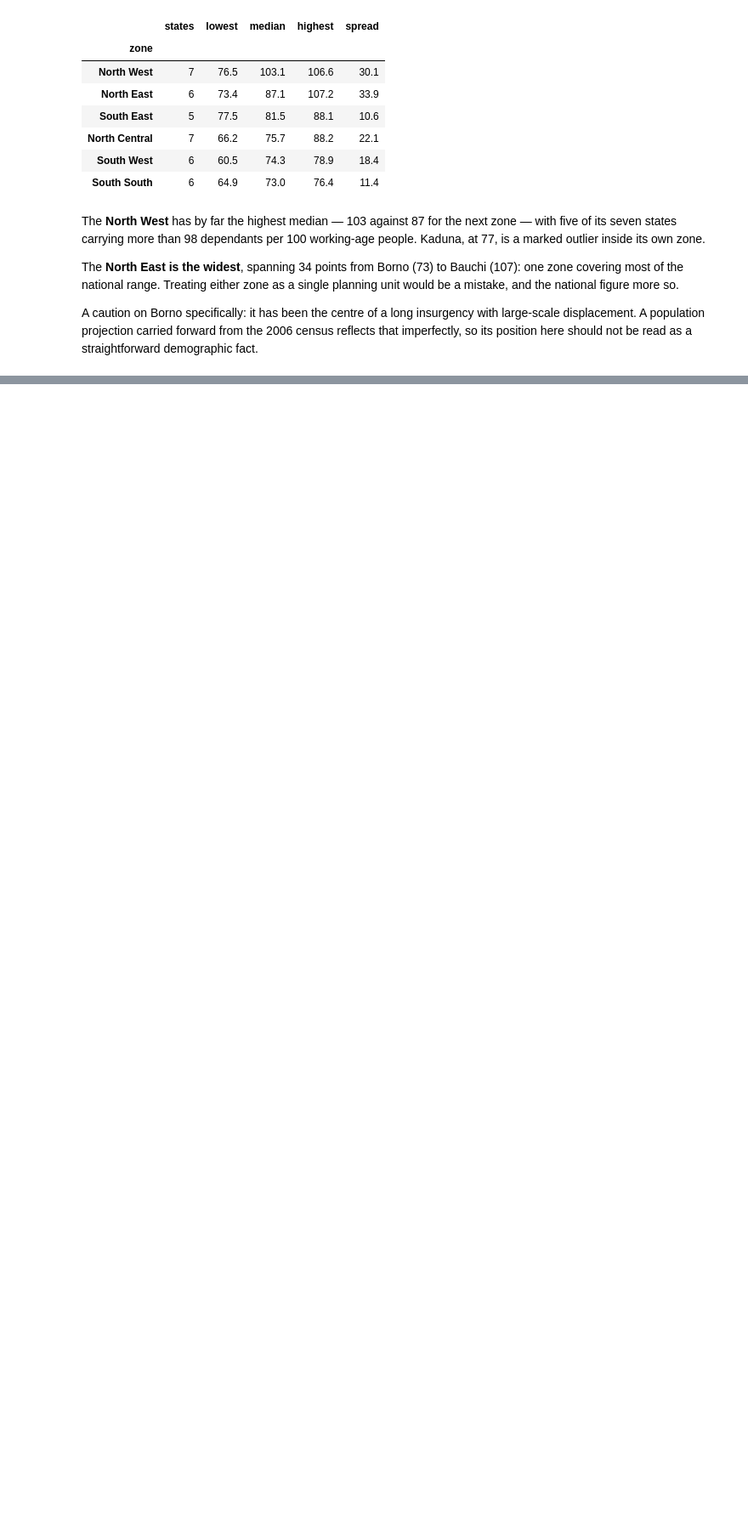
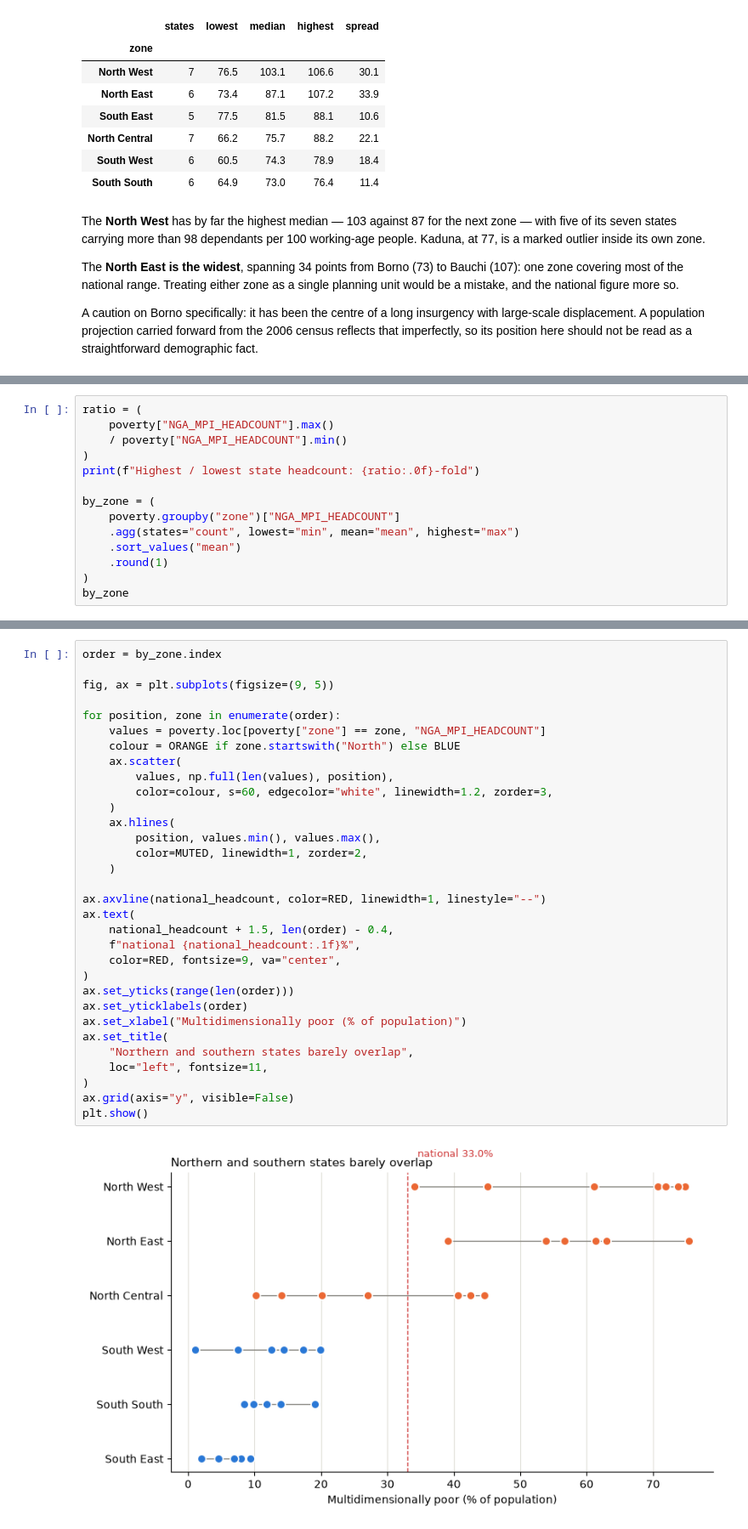
Before and after one commit to asgatcreation/nigeria-economic-intelligence, a Jupyter notebook: notebooks/01_exploratory_analysis.ipynb, the cells around one changed output, grey strips where cells are left out. Shown at 85% size. Saved outputs shown, nothing was run; the diff lists cells and outputs as text; blank space fills up the shorter version.

```diff
--- a/notebooks/01_exploratory_analysis.ipynb
+++ b/notebooks/01_exploratory_analysis.ipynb
@@ -406,0 +452,14 @@ produce.
+# %%
+ratio = (
+    poverty["NGA_MPI_HEADCOUNT"].max()
+    / poverty["NGA_MPI_HEADCOUNT"].min()
+)
+print(f"Highest / lowest state headcount: {ratio:.0f}-fold")
+
+by_zone = (
+    poverty.groupby("zone")["NGA_MPI_HEADCOUNT"]
+    .agg(states="count", lowest="min", mean="mean", highest="max")
+    .sort_values("mean")
+    .round(1)
+)
+by_zone
@@ -406,0 +476,34 @@ produce.
+# %%
+order = by_zone.index
+
+fig, ax = plt.subplots(figsize=(9, 5))
+
+for position, zone in enumerate(order):
+    values = poverty.loc[poverty["zone"] == zone, "NGA_MPI_HEADCOUNT"]
+    colour = ORANGE if zone.startswith("North") else BLUE
+    ax.scatter(
+        values, np.full(len(values), position),
+        color=colour, s=60, edgecolor="white", linewidth=1.2, zorder=3,
+    )
+    ax.hlines(
+        position, values.min(), values.max(),
+        color=MUTED, linewidth=1, zorder=2,
+    )
+
+ax.axvline(national_headcount, color=RED, linewidth=1, linestyle="--")
+ax.text(
+    national_headcount + 1.5, len(order) - 0.4,
+    f"national {national_headcount:.1f}%",
+    color=RED, fontsize=9, va="center",
+)
+ax.set_yticks(range(len(order)))
+ax.set_yticklabels(order)
+ax.set_xlabel("Multidimensionally poor (% of population)")
+ax.set_title(
+    "Northern and southern states barely overlap",
+    loc="left", fontsize=11,
+)
+ax.grid(axis="y", visible=False)
+plt.show()
+# %% [output]
+[figure, added]
```
Also changed, not shown: parts of 14 cells of this notebook, 9 other files.
